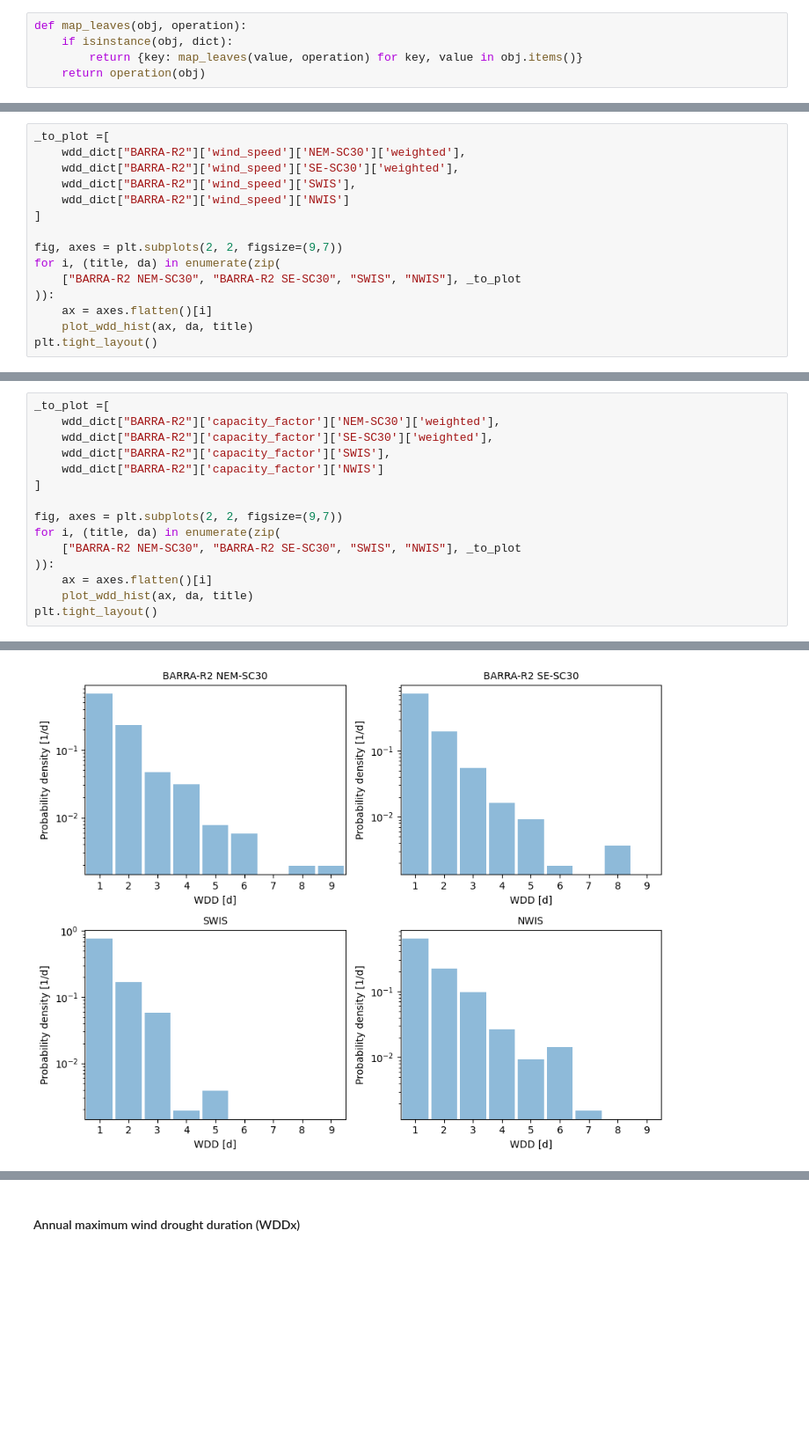
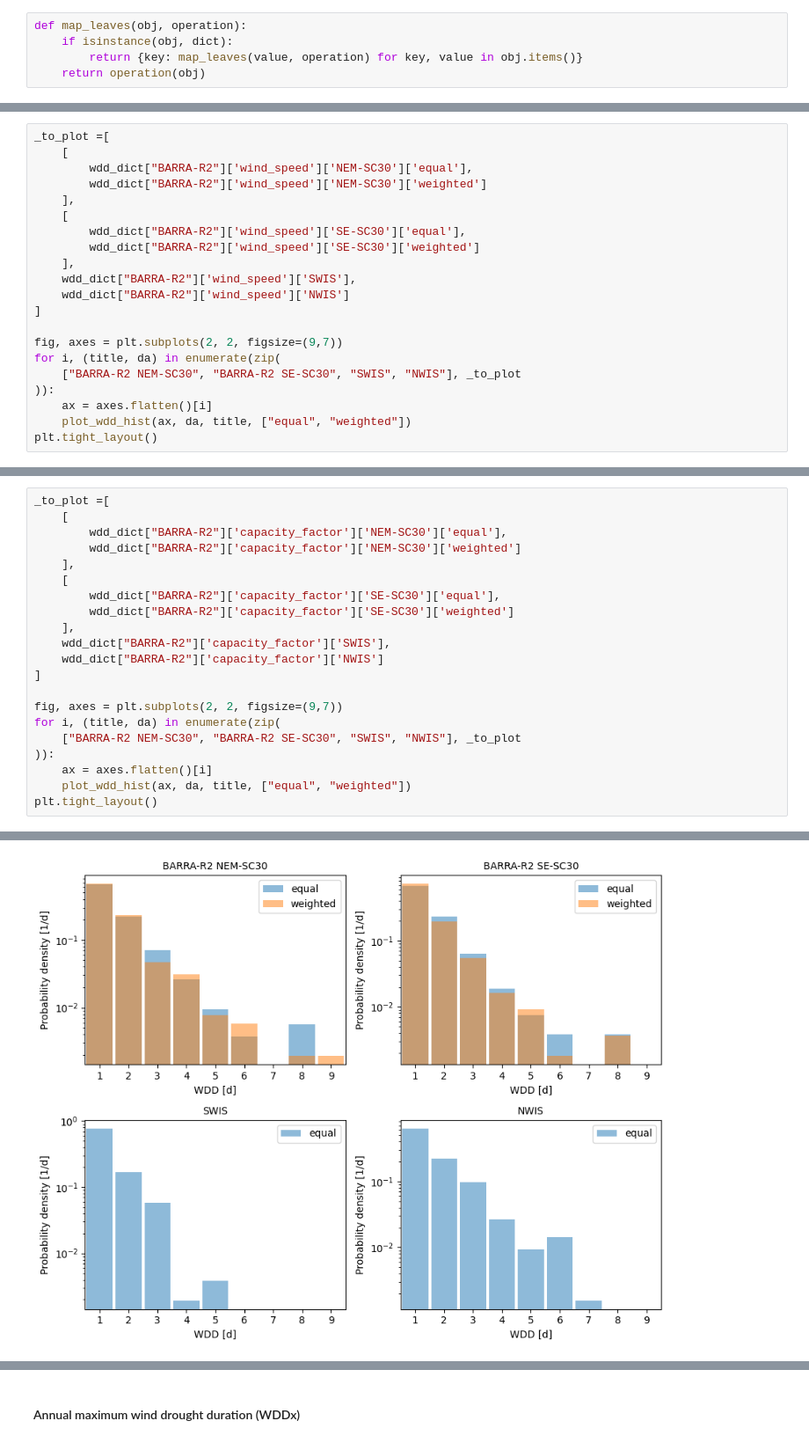
Before and after one commit to dougrichardson/wind_drought, a Jupyter notebook: notebooks/wind_analysis.ipynb, the cells around one changed output, grey strips where cells are left out. Shown at 88% size. Drawn from its saved outputs; the diff is of its cells as text; blank space fills up the shorter version.

Commit message:
Add more histograms

```diff
--- a/notebooks/wind_analysis.ipynb
+++ b/notebooks/wind_analysis.ipynb
@@ -477,7 +423,13 @@ def plot_wdd_hist(ax, da, title, label=None):
 # %%
 _to_plot =[
-    wdd_dict["BARRA-R2"]['wind_speed']['NEM-SC30']['weighted'],
-    wdd_dict["BARRA-R2"]['wind_speed']['SE-SC30']['weighted'],
+    [
+        wdd_dict["BARRA-R2"]['wind_speed']['NEM-SC30']['equal'],
+        wdd_dict["BARRA-R2"]['wind_speed']['NEM-SC30']['weighted']
+    ],
+    [
+        wdd_dict["BARRA-R2"]['wind_speed']['SE-SC30']['equal'],
+        wdd_dict["BARRA-R2"]['wind_speed']['SE-SC30']['weighted']
+    ],
     wdd_dict["BARRA-R2"]['wind_speed']['SWIS'],
     wdd_dict["BARRA-R2"]['wind_speed']['NWIS']
 ]
@@ -487,7 +439,7 @@ for i, (title, da) in enumerate(zip(
     ["BARRA-R2 NEM-SC30", "BARRA-R2 SE-SC30", "SWIS", "NWIS"], _to_plot
 )):
     ax = axes.flatten()[i]
-    plot_wdd_hist(ax, da, title)
+    plot_wdd_hist(ax, da, title, ["equal", "weighted"])
 plt.tight_layout()
 # %% [output]
 8.0
@@ -501,7 +457,13 @@ plt.tight_layout()
 # %%
 _to_plot =[
-    wdd_dict["BARRA-R2"]['capacity_factor']['NEM-SC30']['weighted'],
-    wdd_dict["BARRA-R2"]['capacity_factor']['SE-SC30']['weighted'],
+    [
+        wdd_dict["BARRA-R2"]['capacity_factor']['NEM-SC30']['equal'],
+        wdd_dict["BARRA-R2"]['capacity_factor']['NEM-SC30']['weighted']
+    ],
+    [
+        wdd_dict["BARRA-R2"]['capacity_factor']['SE-SC30']['equal'],
+        wdd_dict["BARRA-R2"]['capacity_factor']['SE-SC30']['weighted']
+    ],
     wdd_dict["BARRA-R2"]['capacity_factor']['SWIS'],
     wdd_dict["BARRA-R2"]['capacity_factor']['NWIS']
 ]
@@ -511,6 +473,6 @@ for i, (title, da) in enumerate(zip(
     ["BARRA-R2 NEM-SC30", "BARRA-R2 SE-SC30", "SWIS", "NWIS"], _to_plot
 )):
     ax = axes.flatten()[i]
-    plot_wdd_hist(ax, da, title)
+    plot_wdd_hist(ax, da, title, ["equal", "weighted"])
 plt.tight_layout()
 # %% [output]
@@ -518,7 +484,7 @@ plt.tight_layout()
 
 8.0
 
 5.0
 
 7.0
-[figure, old version]
+[figure, new version]
```
Also changed, not shown: parts of 14 cells of this notebook, 1 other file.
